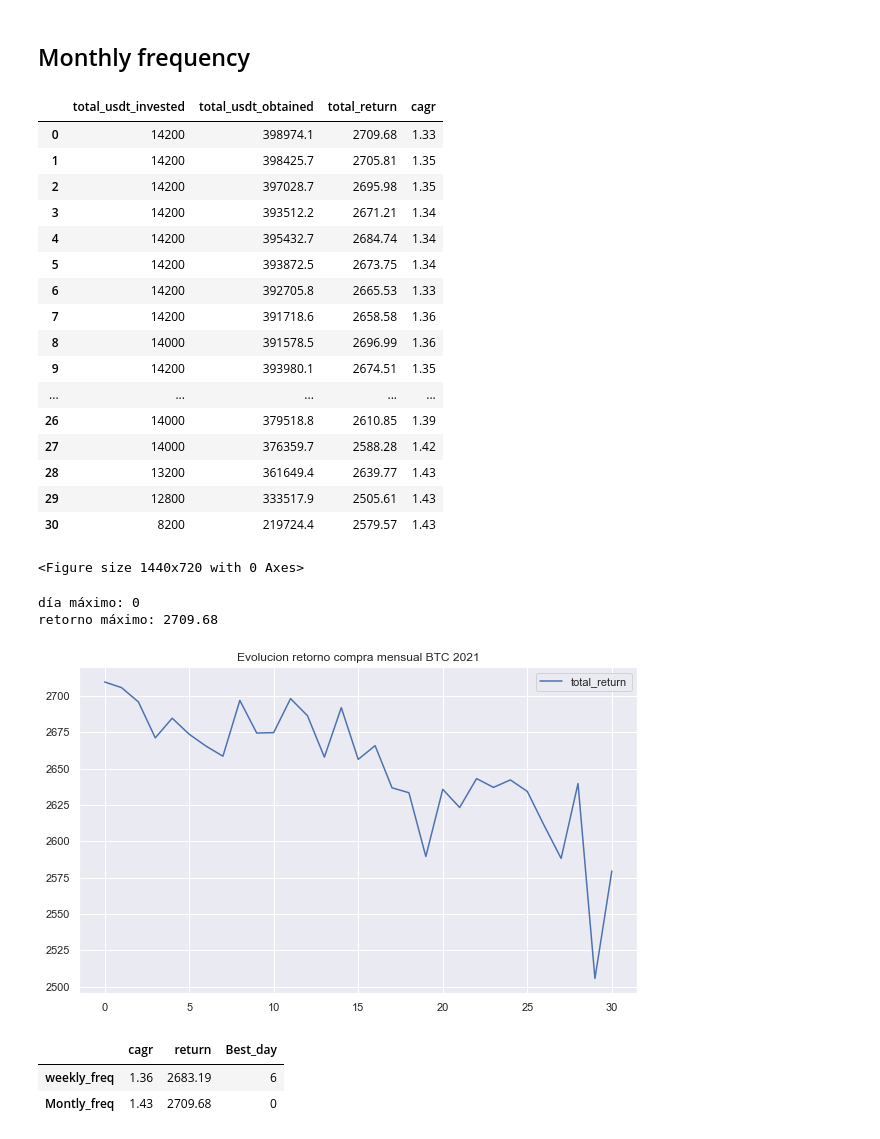
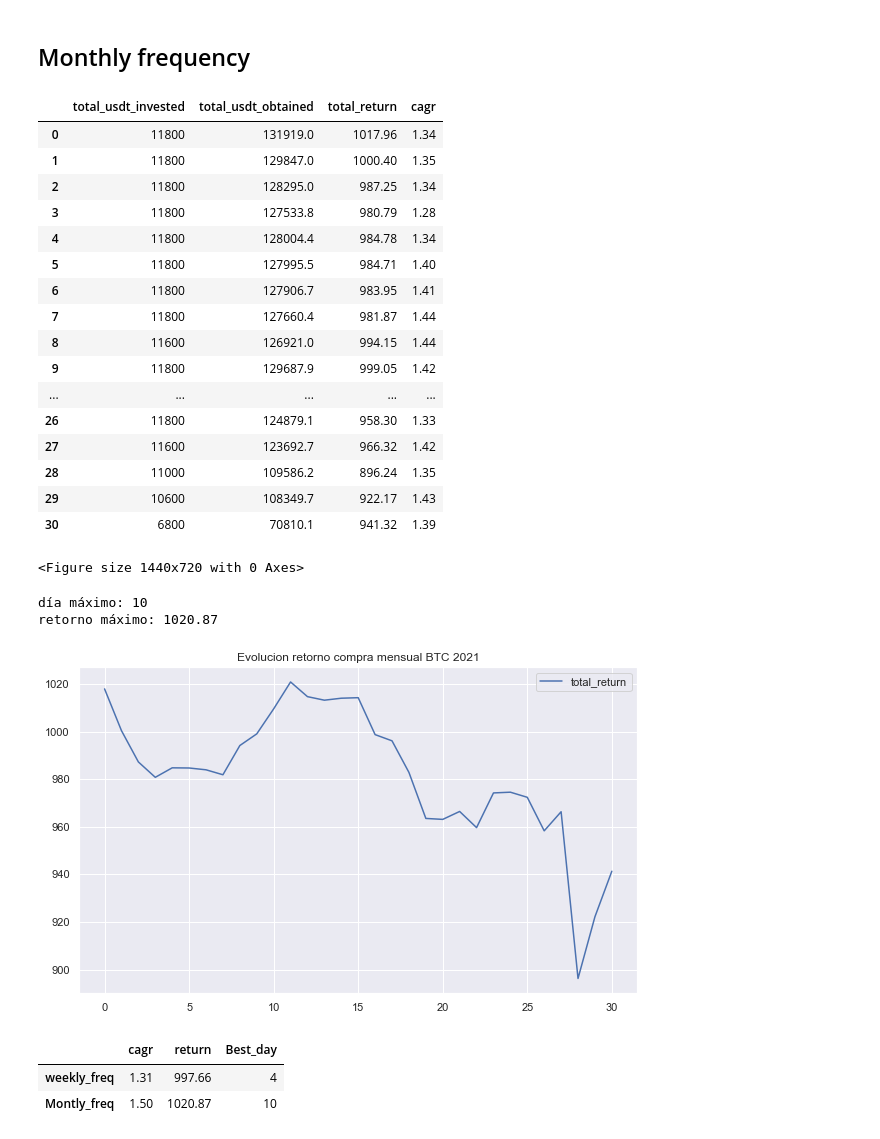
Before and after one commit to octane64/BTCLab, a Jupyter notebook: notebooks/DCA_simple.ipynb, the cells around one changed output. Saved outputs shown, nothing was run; the diff lists cells and outputs as text; code cells hidden in the pictures.

```diff
--- a/notebooks/DCA_simple.ipynb
+++ b/notebooks/DCA_simple.ipynb
@@ -64,7 +64,7 @@ def cagr(df):
     return CAGR
 # %%
 # Crear variables y subset para análisis
-df = data[['Adj Close']]['2016':'2021'].copy()
+df = data[['Adj Close']]['2017':'2021'].copy()
 df = df.rename(columns={'Adj Close': 'btc_price'})
 df['btc_return'] = df['btc_price'].pct_change()
 df['day'] = df.index.day
@@ -205,41 +260,41 @@ resultados_mes = pd.concat([initial_usdt, final_usdt, usdt_return, cagr_value],
 resultados_mes
 # %% [output]
 |  | total_usdt_invested | total_usdt_obtained | total_return | cagr |
-| 0 | 14200 | 398974.1 | 2709.68 | 1.33 |
-| 1 | 14200 | 398425.7 | 2705.81 | 1.35 |
-| 2 | 14200 | 397028.7 | 2695.98 | 1.35 |
-| 3 | 14200 | 393512.2 | 2671.21 | 1.34 |
-| 4 | 14200 | 395432.7 | 2684.74 | 1.34 |
-| 5 | 14200 | 393872.5 | 2673.75 | 1.34 |
-| 6 | 14200 | 392705.8 | 2665.53 | 1.33 |
-| 7 | 14200 | 391718.6 | 2658.58 | 1.36 |
-| 8 | 14000 | 391578.5 | 2696.99 | 1.36 |
-| 9 | 14200 | 393980.1 | 2674.51 | 1.35 |
+| 0 | 11800 | 131919.0 | 1017.96 | 1.34 |
+| 1 | 11800 | 129847.0 | 1000.40 | 1.35 |
+| 2 | 11800 | 128295.0 | 987.25 | 1.34 |
+| 3 | 11800 | 127533.8 | 980.79 | 1.28 |
+| 4 | 11800 | 128004.4 | 984.78 | 1.34 |
+| 5 | 11800 | 127995.5 | 984.71 | 1.40 |
+| 6 | 11800 | 127906.7 | 983.95 | 1.41 |
+| 7 | 11800 | 127660.4 | 981.87 | 1.44 |
+| 8 | 11600 | 126921.0 | 994.15 | 1.44 |
+| 9 | 11800 | 129687.9 | 999.05 | 1.42 |
 | ... | ... | ... | ... | ... |
-| 26 | 14000 | 379518.8 | 2610.85 | 1.39 |
-| 27 | 14000 | 376359.7 | 2588.28 | 1.42 |
-| 28 | 13200 | 361649.4 | 2639.77 | 1.43 |
-| 29 | 12800 | 333517.9 | 2505.61 | 1.43 |
-| 30 | 8200 | 219724.4 | 2579.57 | 1.43 |
+| 26 | 11800 | 124879.1 | 958.30 | 1.33 |
+| 27 | 11600 | 123692.7 | 966.32 | 1.42 |
+| 28 | 11000 | 109586.2 | 896.24 | 1.35 |
+| 29 | 10600 | 108349.7 | 922.17 | 1.43 |
+| 30 | 6800 | 70810.1 | 941.32 | 1.39 |
 <Figure size 1440x720 with 0 Axes>
 # %%
 plt.figure(figsize=(10,6))
 plt.title('Evolucion retorno compra mensual BTC 2021')
 plt.plot(resultados_mes.index, resultados_mes['total_return'], label='total_return')
 plt.legend()
-dia_maximo = resultados_mes['total_return'].idxmax()
+dia_maximo = resultados_mes['cagr'].idxmax()
 retorno_maximo = resultados_mes['total_return'].max()
 cagr_mes_max = resultados_mes['cagr'].max()
 print(f'día máximo: {dia_maximo}')
 print(f'retorno máximo: {retorno_maximo}')
 # %% [output]
-día máximo: 0
-retorno máximo: 2709.68
+día máximo: 10
+retorno máximo: 1020.87
-[figure, old version]
+[figure, new version]
 # %%
 results = pd.DataFrame({'cagr': [cagr_sem_max, cagr_mes_max], 'return': [max_weekly_return, retorno_maximo ] , 'Best_day': [best_day, dia_maximo]}, index=['weekly_freq', 'Montly_freq'])
 results
 # %% [output]
 |  | cagr | return | Best_day |
-| weekly_freq | 1.36 | 2683.19 | 6 |
-| Montly_freq | 1.43 | 2709.68 | 0 |
+| weekly_freq | 1.31 | 997.66 | 4 |
+| Montly_freq | 1.50 | 1020.87 | 10 |
```
Also changed, not shown: parts of 8 cells of this notebook, 3 other files.
